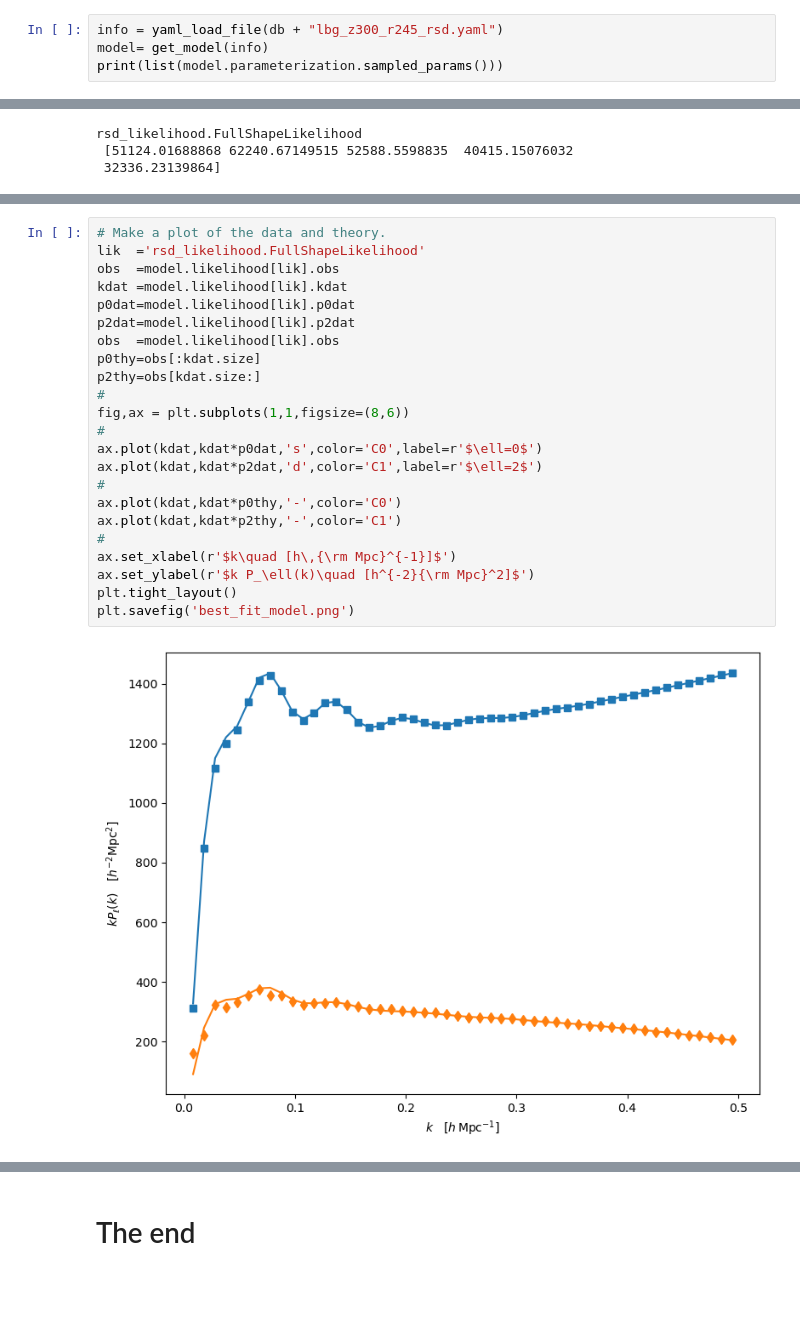
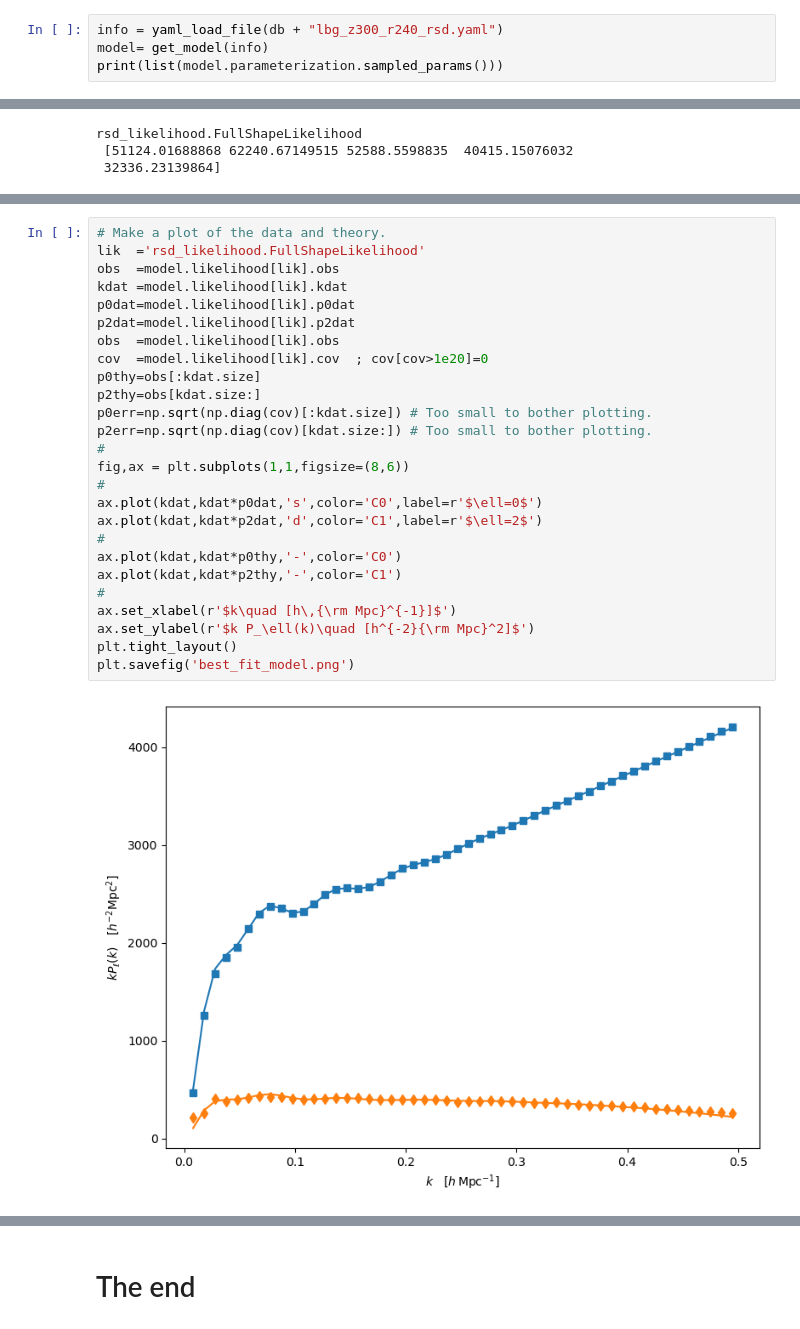
Before and after one commit to martinjameswhite/AbacusLBG, a Jupyter notebook: Cobaya/ViewChain.ipynb, the cells around one changed output, grey strips where cells are left out. Drawn from its saved outputs; the diff is of its cells as text; blank space fills up the shorter version.

```diff
--- a/Cobaya/ViewChain.ipynb
+++ b/Cobaya/ViewChain.ipynb
@@ -151,7 +179,7 @@ lbg_z300_r245_rsd_am
 
 Let's investigate things using the model class.
 # %%
-info = yaml_load_file(db + "lbg_z300_r245_rsd.yaml")
+info = yaml_load_file(db + "lbg_z300_r240_rsd.yaml")
 model= get_model(info)
 print(list(model.parameterization.sampled_params()))
 # %% [output]
@@ -217,28 +245,31 @@ LogPosterior(logpost=-59.21670457618015, logpriors=[-44.548879927156136], loglik
 # %%
 # Make a plot of the data and theory.
 lik  ='rsd_likelihood.FullShapeLikelihood'
 obs  =model.likelihood[lik].obs
 kdat =model.likelihood[lik].kdat
 p0dat=model.likelihood[lik].p0dat
 p2dat=model.likelihood[lik].p2dat
 obs  =model.likelihood[lik].obs
+cov  =model.likelihood[lik].cov  ; cov[cov>1e20]=0
 p0thy=obs[:kdat.size]
 p2thy=obs[kdat.size:]
+p0err=np.sqrt(np.diag(cov)[:kdat.size]) # Too small to bother plotting.
+p2err=np.sqrt(np.diag(cov)[kdat.size:]) # Too small to bother plotting.
 #
 fig,ax = plt.subplots(1,1,figsize=(8,6))
 #
 ax.plot(kdat,kdat*p0dat,'s',color='C0',label=r'$\ell=0$')
 ax.plot(kdat,kdat*p2dat,'d',color='C1',label=r'$\ell=2$')
 #
 ax.plot(kdat,kdat*p0thy,'-',color='C0')
 ax.plot(kdat,kdat*p2thy,'-',color='C1')
 #
 ax.set_xlabel(r'$k\quad [h\,{\rm Mpc}^{-1}]$')
 ax.set_ylabel(r'$k P_\ell(k)\quad [h^{-2}{\rm Mpc}^2]$')
 plt.tight_layout()
 plt.savefig('best_fit_model.png')
 # %% [output]
-[figure, old version]
+[figure, new version]
 # %%
 # This tidies up after ourselves, frees up memory, etc.
 model.close()
```
Also changed, not shown: parts of 7 cells of this notebook.
